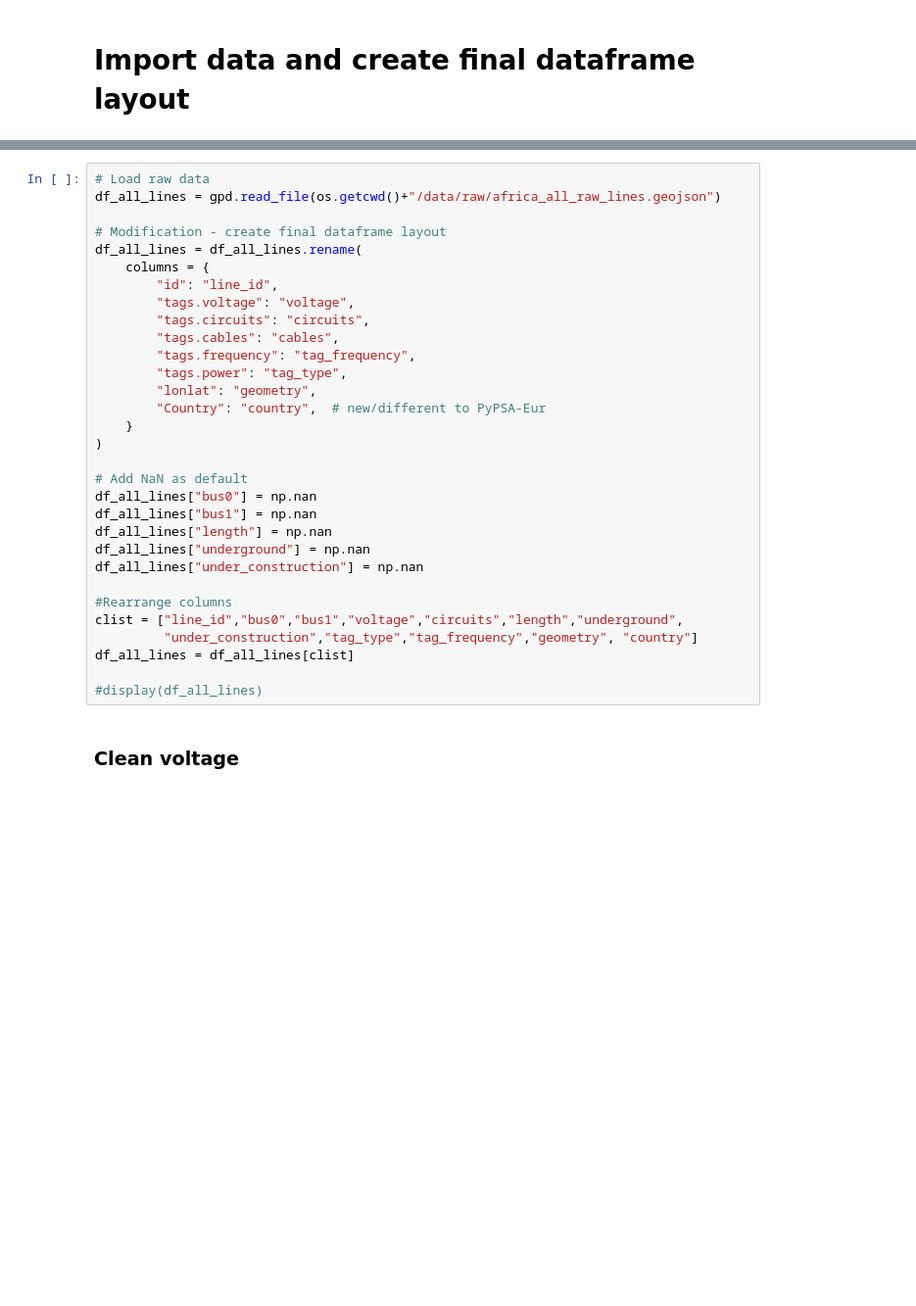
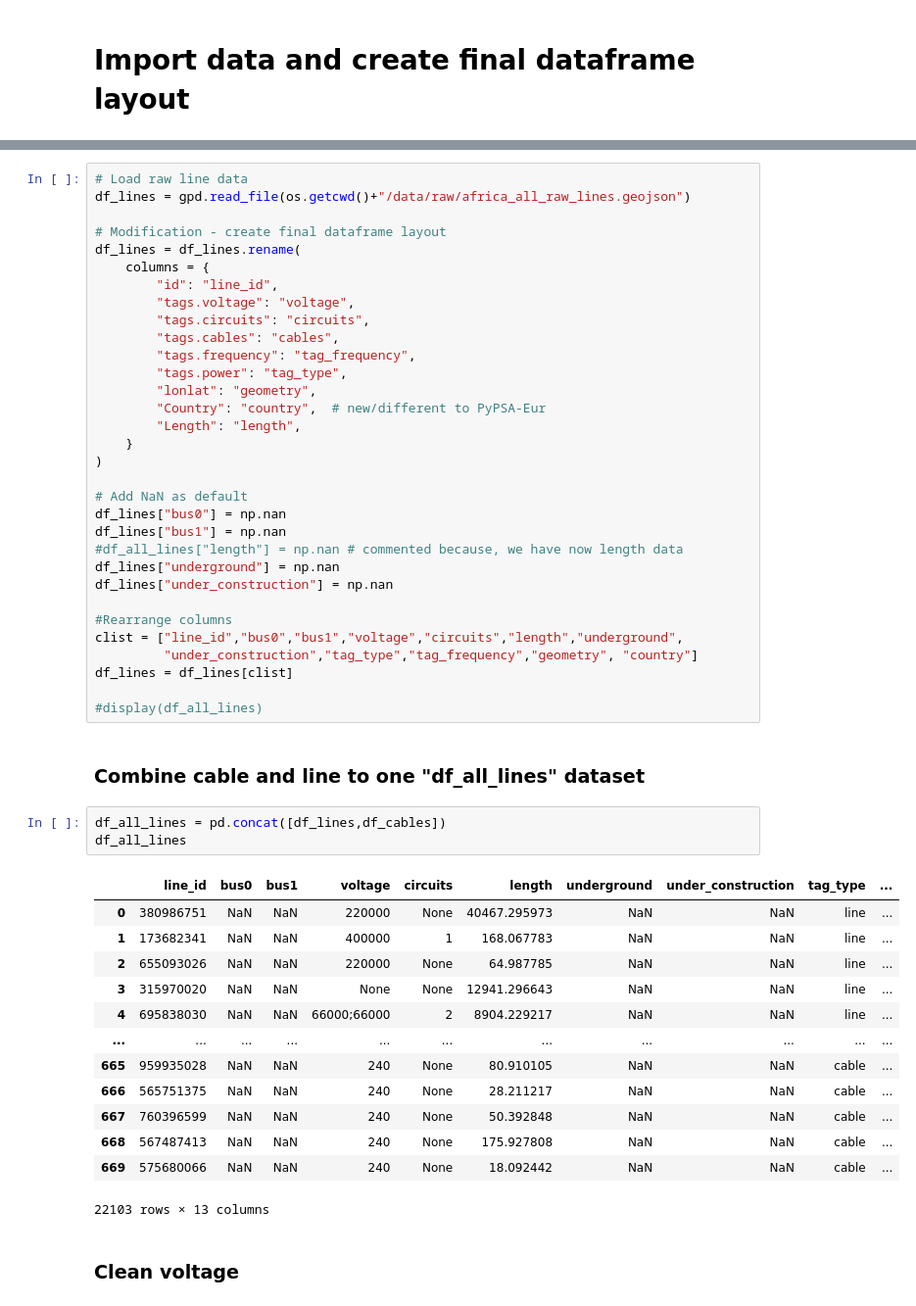
Before and after one commit to pypsa-meets-earth/pypsa-africa-hackathon, a Jupyter notebook: data_exploration/WP5_transmission_assets/osm_data_cleaning.ipynb, the cells around one changed output, grey strips where cells are left out. Shown: that part at 98% size. Drawn from its saved outputs; the diff is of its cells as text; blank space fills up the shorter version.

Commit message:
combine df_cables and df_lines

```diff
--- a/data_exploration/WP5_transmission_assets/osm_data_cleaning.ipynb
+++ b/data_exploration/WP5_transmission_assets/osm_data_cleaning.ipynb
@@ -74,9 +113,9 @@ display(df_all_lines)
 # %%
-# Load raw data
-df_all_lines = gpd.read_file(os.getcwd()+"/data/raw/africa_all_raw_lines.geojson")
+# Load raw line data
+df_lines = gpd.read_file(os.getcwd()+"/data/raw/africa_all_raw_lines.geojson")
 
 # Modification - create final dataframe layout
-df_all_lines = df_all_lines.rename(
+df_lines = df_lines.rename(
     columns = {
         "id": "line_id",
         "tags.voltage": "voltage",
@@ -86,22 +125,42 @@ df_all_lines = df_all_lines.rename(
         "tags.power": "tag_type",
         "lonlat": "geometry",
         "Country": "country",  # new/different to PyPSA-Eur
+        "Length": "length",
     }
 )
 
 # Add NaN as default
-df_all_lines["bus0"] = np.nan
-df_all_lines["bus1"] = np.nan
-df_all_lines["length"] = np.nan
-df_all_lines["underground"] = np.nan
-df_all_lines["under_construction"] = np.nan
+df_lines["bus0"] = np.nan
+df_lines["bus1"] = np.nan
+#df_all_lines["length"] = np.nan # commented because, we have now length data
+df_lines["underground"] = np.nan
+df_lines["under_construction"] = np.nan
 
 #Rearrange columns
 clist = ["line_id","bus0","bus1","voltage","circuits","length","underground",
          "under_construction","tag_type","tag_frequency","geometry", "country"]
-df_all_lines = df_all_lines[clist]
+df_lines = df_lines[clist]
 
 #display(df_all_lines)
+# %% [markdown]
+### Combine cable and line to one  "df_all_lines" dataset
+# %%
+df_all_lines = pd.concat([df_lines,df_cables])
+df_all_lines
+# %% [output]
+|  | line_id | bus0 | bus1 | voltage | circuits | length | underground | under_construction | tag_type | ... |
+| 0 | 380986751 | NaN | NaN | 220000 | None | 40467.295973 | NaN | NaN | line | ... |
+| 1 | 173682341 | NaN | NaN | 400000 | 1 | 168.067783 | NaN | NaN | line | ... |
+| 2 | 655093026 | NaN | NaN | 220000 | None | 64.987785 | NaN | NaN | line | ... |
+| 3 | 315970020 | NaN | NaN | None | None | 12941.296643 | NaN | NaN | line | ... |
+| 4 | 695838030 | NaN | NaN | 66000;66000 | 2 | 8904.229217 | NaN | NaN | line | ... |
+| ... | ... | ... | ... | ... | ... | ... | ... | ... | ... | ... |
+| 665 | 959935028 | NaN | NaN | 240 | None | 80.910105 | NaN | NaN | cable | ... |
+| 666 | 565751375 | NaN | NaN | 240 | None | 28.211217 | NaN | NaN | cable | ... |
+| 667 | 760396599 | NaN | NaN | 240 | None | 50.392848 | NaN | NaN | cable | ... |
+| 668 | 567487413 | NaN | NaN | 240 | None | 175.927808 | NaN | NaN | cable | ... |
+| 669 | 575680066 | NaN | NaN | 240 | None | 18.092442 | NaN | NaN | cable | ... |
+22103 rows × 13 columns
 # %% [markdown]
 ### Clean voltage
 # %%
```
Also changed, not shown: parts of 2 cells of this notebook.
